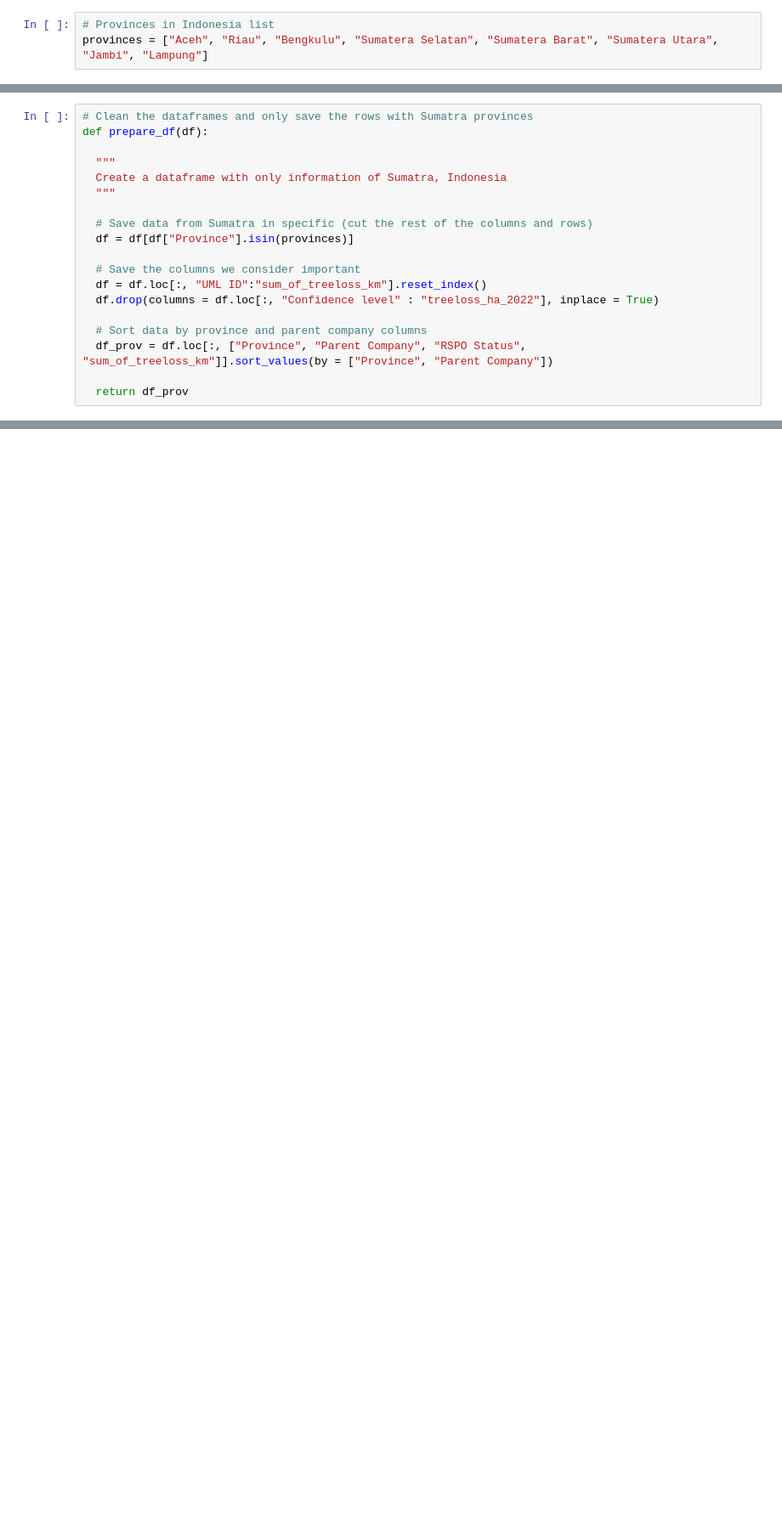
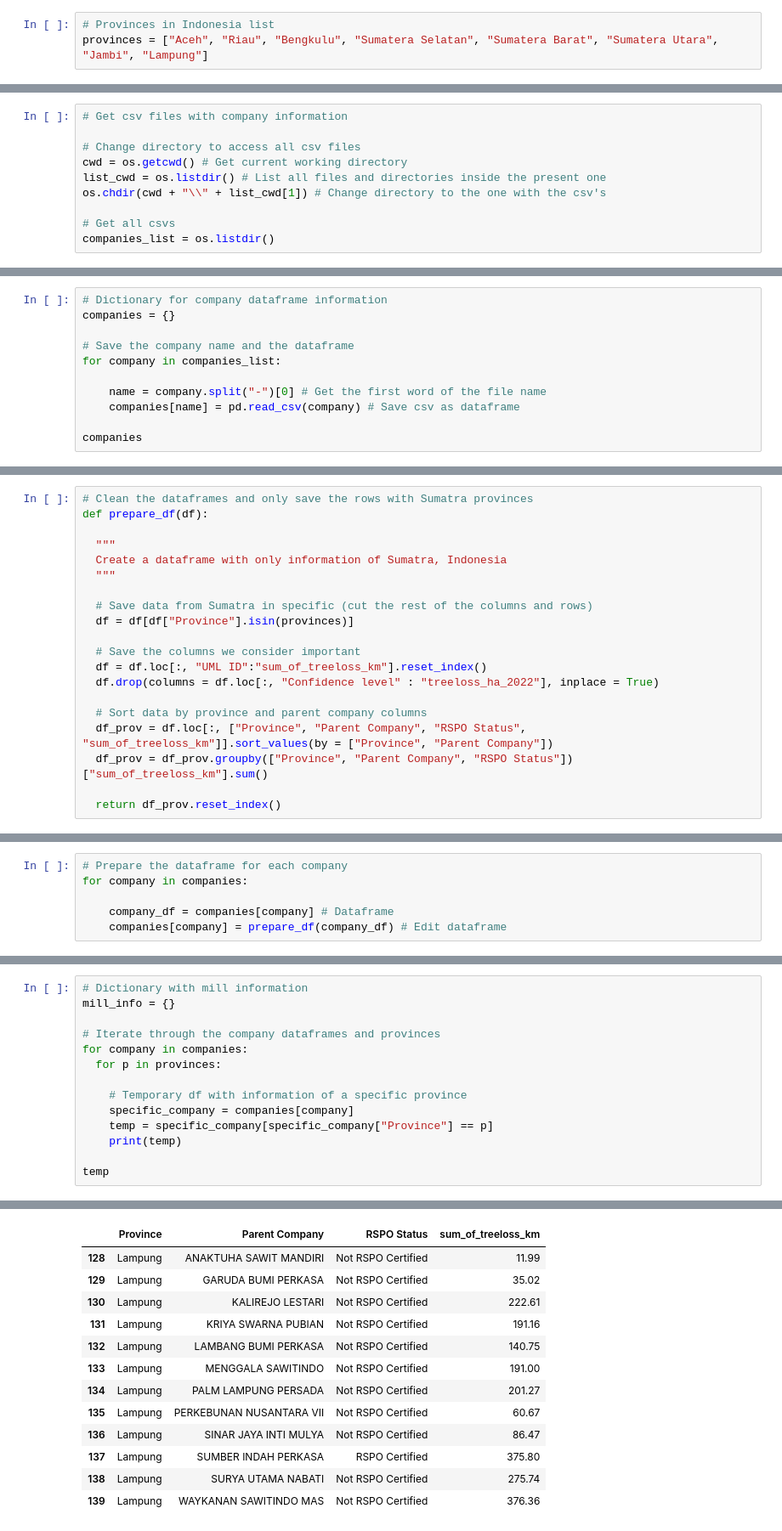
Before and after one commit to janinevillegas/PalmWatch, a Jupyter notebook: Companies_Indonesia/Companies_Indonesia/companies_Sumatra.ipynb, the cells around one changed output, grey strips where cells are left out. Shown at 85% size. Cells and saved outputs as stored; diff of their text form; blank space fills up the shorter version.

Commit message:
Worked on the Company code

```diff
--- a/Companies_Indonesia/Companies_Indonesia/companies_Sumatra.ipynb
+++ b/Companies_Indonesia/Companies_Indonesia/companies_Sumatra.ipynb
@@ -40,0 +9,10 @@ len(companies)
+# %%
+# Get csv files with company information
+
+# Change directory to access all csv files
+cwd = os.getcwd() # Get current working directory
+list_cwd = os.listdir() # List all files and directories inside the present one
+os.chdir(cwd + "\\" + list_cwd[1]) # Change directory to the one with the csv's
+
+# Get all csvs
+companies_list = os.listdir()
@@ -40,0 +21,11 @@ len(companies)
+# %%
+# Dictionary for company dataframe information
+companies = {}
+
+# Save the company name and the dataframe
+for company in companies_list:
+
+    name = company.split("-")[0] # Get the first word of the file name
+    companies[name] = pd.read_csv(company) # Save csv as dataframe
+
+companies
@@ -128,5 +106,6 @@ def prepare_df(df):
 
   # Sort data by province and parent company columns
   df_prov = df.loc[:, ["Province", "Parent Company", "RSPO Status", "sum_of_treeloss_km"]].sort_values(by = ["Province", "Parent Company"])
+  df_prov = df_prov.groupby(["Province", "Parent Company", "RSPO Status"])["sum_of_treeloss_km"].sum()
 
-  return df_prov
+  return df_prov.reset_index()
@@ -154,0 +112,6 @@ colgate_pmill["Parent Company"].nunique()
+# %%
+# Prepare the dataframe for each company
+for company in companies:
+
+    company_df = companies[company] # Dataframe
+    companies[company] = prepare_df(company_df) # Edit dataframe
@@ -207,0 +156,15 @@ companies
+# %%
+# Dictionary with mill information
+mill_info = {}
+
+# Iterate through the company dataframes and provinces
+for company in companies:
+  for p in provinces:
+
+    # Temporary df with information of a specific province
+    specific_company = companies[company]
+    temp = specific_company[specific_company["Province"] == p]
+    print(temp)
+
+temp
+# %% [output]
@@ -208,3 +188,16 @@ companies
+|  | Province | Parent Company | RSPO Status | sum_of_treeloss_km |
+| 128 | Lampung | ANAKTUHA SAWIT MANDIRI | Not RSPO Certified | 11.99 |
+| 129 | Lampung | GARUDA BUMI PERKASA | Not RSPO Certified | 35.02 |
+| 130 | Lampung | KALIREJO LESTARI | Not RSPO Certified | 222.61 |
+| 131 | Lampung | KRIYA SWARNA PUBIAN | Not RSPO Certified | 191.16 |
+| 132 | Lampung | LAMBANG BUMI PERKASA | Not RSPO Certified | 140.75 |
+| 133 | Lampung | MENGGALA SAWITINDO | Not RSPO Certified | 191.00 |
+| 134 | Lampung | PALM LAMPUNG PERSADA | Not RSPO Certified | 201.27 |
+| 135 | Lampung | PERKEBUNAN NUSANTARA VII | Not RSPO Certified | 60.67 |
+| 136 | Lampung | SINAR JAYA INTI MULYA | Not RSPO Certified | 86.47 |
+| 137 | Lampung | SUMBER INDAH PERKASA | RSPO Certified | 375.80 |
+| 138 | Lampung | SURYA UTAMA NABATI | Not RSPO Certified | 275.74 |
+| 139 | Lampung | WAYKANAN SAWITINDO MAS | Not RSPO Certified | 376.36 |
 # %%
 # Calculate total colgate mills per province
 colgate_mill_count = {}
```
Also changed, not shown: parts of 17 cells of this notebook.
